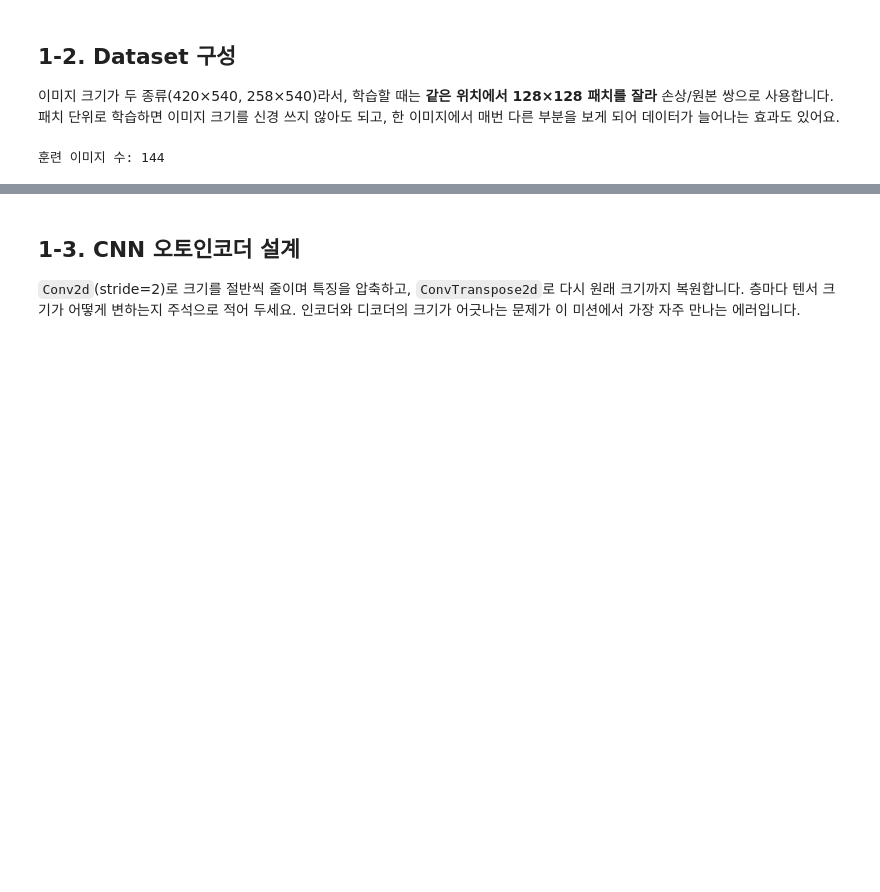
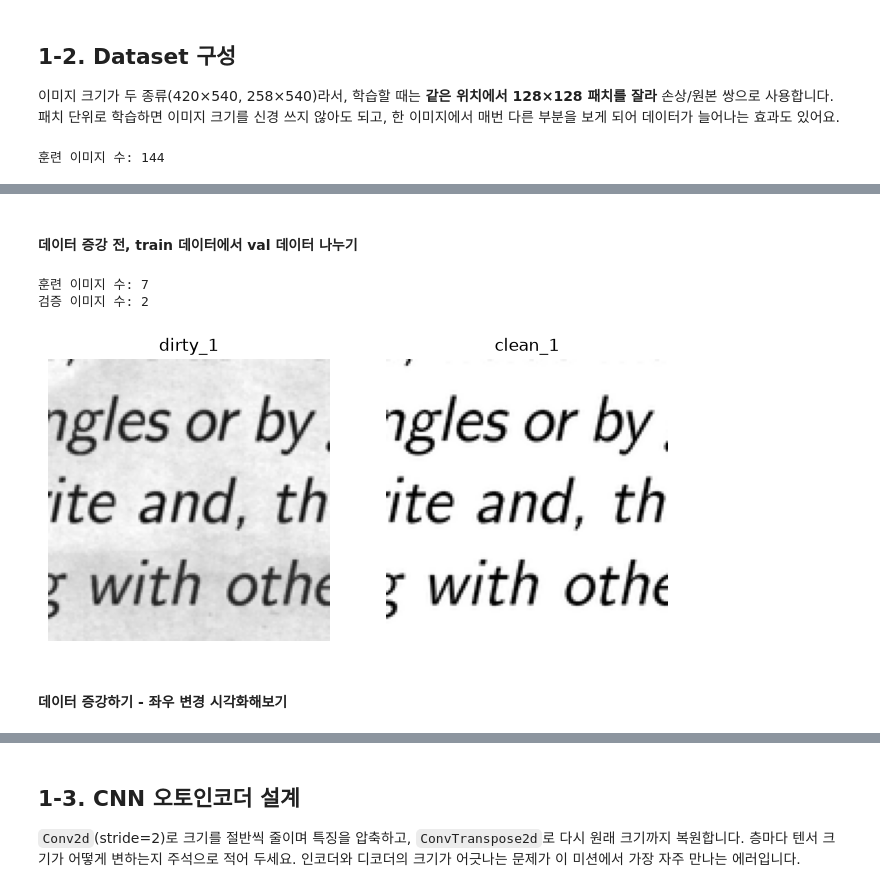
Before and after one commit to yy-0401/CodeIt_Mission_AE, a Jupyter notebook: 미션5_1팀_김이연.ipynb, the cells around one changed output, grey strips where cells are left out. Drawn from its saved outputs; the diff is of its cells as text; code cells hidden in the pictures; blank space fills up the shorter version.

```diff
--- a/미션5_1팀_김이연.ipynb
+++ b/미션5_1팀_김이연.ipynb
@@ -196,0 +201,43 @@ plt.show()
+# %% [markdown]
+#### 데이터 증강 전, train 데이터에서 val 데이터 나누기
+# %%
+# 의사코드
+
+# 1. 데이터 나누기 (train 80%, val 20%) -> 짝맞춰 놓은거 그대로 해야됨 train_dataset = DirtyDocsDataset(TRAIN_DIR, CLEAN_DIR)
+# 1-1. train을 full로 바꿈
+# 2. 둘다 증강 실시 1-5 시작
+
+# 데이터 나누기 -> codeit 강의 6-6에 있음
+from torch.utils.data import random_split # 데이터를 랜덤하게 나누는 기능 불러오기
+full_dataset = DirtyDocsDataset(TRAIN_DIR, CLEAN_DIR)
+'''데이터 나누기 할때 위 셸 일부 그대로 사용'''
+train_dataset, val_dataset = random_split(full_dataset, [0.8, 0.2]) # 전체 데이터를 학습용 80%, 검증용 20%로 나누기
+
+# 학습용 데이터셋 사용
+train_dataloader = DataLoader(dataset=train_dataset, batch_size=16, shuffle=True, drop_last=True)
+
+# 검증용(모의고사) 데이터셋 사용
+val_dataloader = DataLoader(dataset=val_dataset, batch_size=16)
+
+print("훈련 이미지 수:", len(train_dataloader))
+print("검증 이미지 수:", len(val_dataloader))
+# %% [output]
+훈련 이미지 수: 7
+검증 이미지 수: 2
+# %%
+# 1-2 시각화 그대로 사용하기
+# 1. 변수명은 _1 추가
+# 2. train_dataset -> full_dataset으로 변경
+# 3. 출력해보고 이상하면 수정
+
+dirty_1, clean_1 = full_dataset[0]
+
+fig, axes = plt.subplots(1, 2, figsize=(8, 4))
+axes[0].imshow(dirty_1.squeeze(), cmap="gray"); axes[0].set_title("dirty_1")
+axes[1].imshow(clean_1.squeeze(), cmap="gray"); axes[1].set_title("clean_1")
+for ax in axes: ax.axis("off")
+plt.show()
+# %% [output]
+[figure, added]
+# %% [markdown]
+#### 데이터 증강하기 - 좌우 변경 시각화해보기
```
Also changed, not shown: parts of 20 cells of this notebook.
